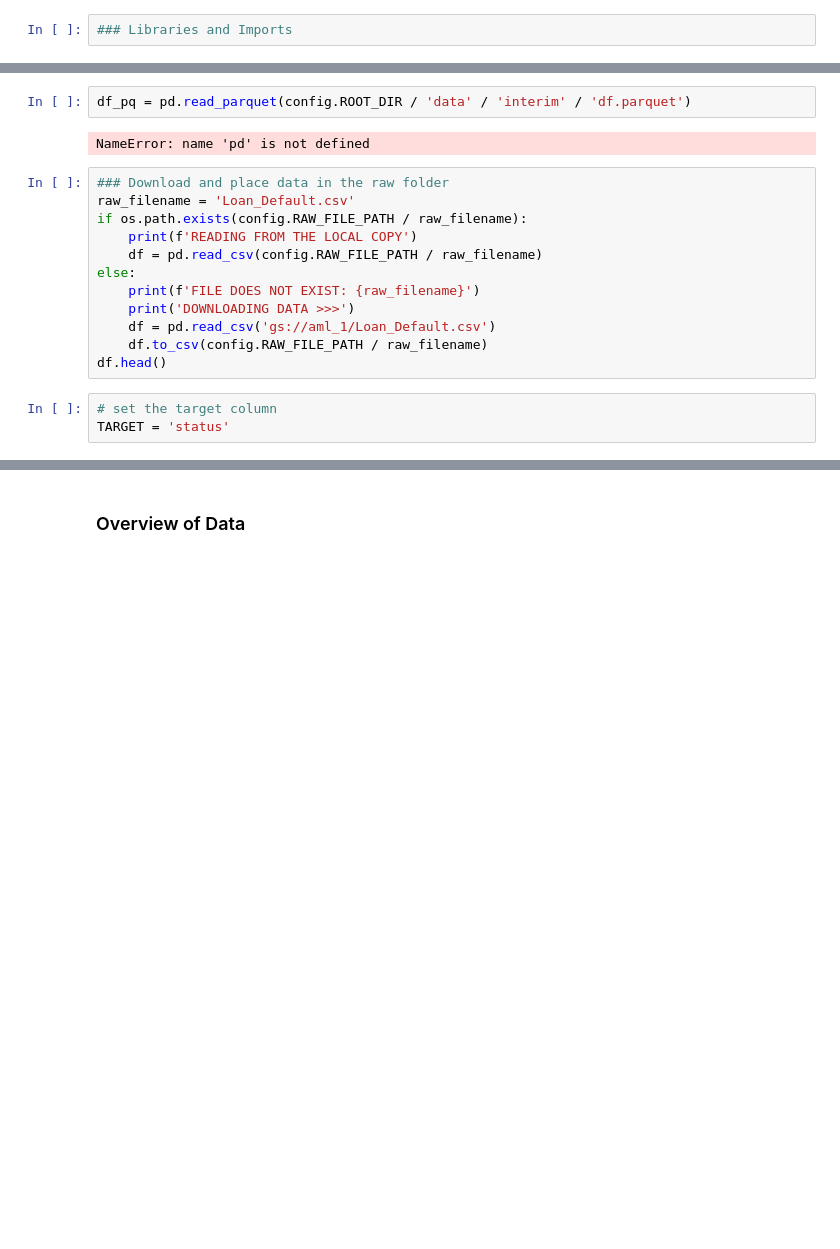
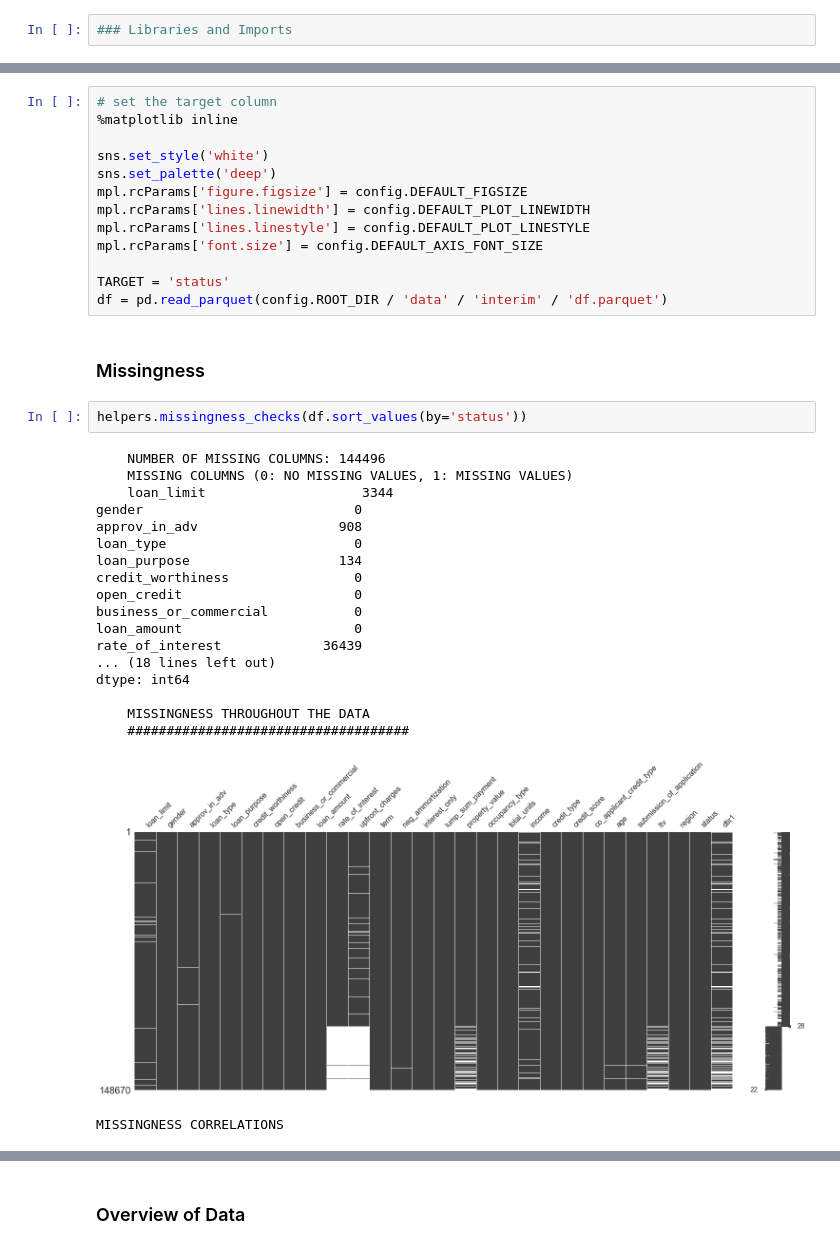
Before and after one commit to csanry/aml, a Jupyter notebook: notebooks/eda.ipynb, the cells around one changed output, grey strips where cells are left out. Drawn from its saved outputs; the diff is of its cells as text; blank space fills up the shorter version.

```diff
--- a/notebooks/eda.ipynb
+++ b/notebooks/eda.ipynb
@@ -88,19 +66,37 @@ NameError: name 'Path' is not defined
-# %%
-df_pq = pd.read_parquet(config.ROOT_DIR / 'data' / 'interim' / 'df.parquet')
-# %% [output]
-NameError: name 'pd' is not defined
-# %%
-### Download and place data in the raw folder
-raw_filename = 'Loan_Default.csv'
-if os.path.exists(config.RAW_FILE_PATH / raw_filename):
-    print(f'READING FROM THE LOCAL COPY')
-    df = pd.read_csv(config.RAW_FILE_PATH / raw_filename)
-else:
-    print(f'FILE DOES NOT EXIST: {raw_filename}')
-    print('DOWNLOADING DATA >>>')
-    df = pd.read_csv('gs://aml_1/Loan_Default.csv')
-    df.to_csv(config.RAW_FILE_PATH / raw_filename)
-df.head()
-# %%
-# set the target column
-TARGET = 'status'
+# %%
+# set the target column
+%matplotlib inline
+
+sns.set_style('white')
+sns.set_palette('deep')
+mpl.rcParams['figure.figsize'] = config.DEFAULT_FIGSIZE
+mpl.rcParams['lines.linewidth'] = config.DEFAULT_PLOT_LINEWIDTH
+mpl.rcParams['lines.linestyle'] = config.DEFAULT_PLOT_LINESTYLE
+mpl.rcParams['font.size'] = config.DEFAULT_AXIS_FONT_SIZE
+
+TARGET = 'status'
+df = pd.read_parquet(config.ROOT_DIR / 'data' / 'interim' / 'df.parquet')
+# %% [markdown]
+### Missingness
+# %%
+helpers.missingness_checks(df.sort_values(by='status'))
+# %% [output]
+    NUMBER OF MISSING COLUMNS: 144496
+    MISSING COLUMNS (0: NO MISSING VALUES, 1: MISSING VALUES)
+    loan_limit                    3344
+gender                           0
+approv_in_adv                  908
+loan_type                        0
+loan_purpose                   134
+credit_worthiness                0
+open_credit                      0
+business_or_commercial           0
+loan_amount                      0
+rate_of_interest             36439
+... (18 lines left out)
+dtype: int64
+
+    MISSINGNESS THROUGHOUT THE DATA
+    ####################################
+[figure, added]
+MISSINGNESS CORRELATIONS
```
Also changed, not shown: parts of 15 cells of this notebook.
